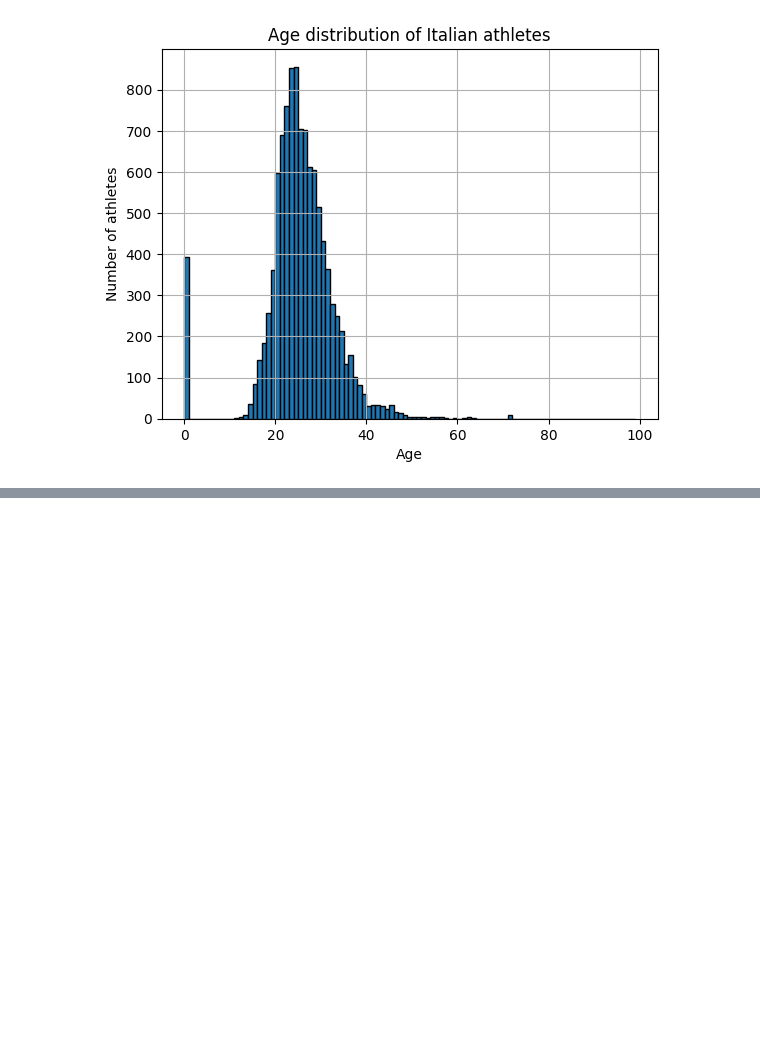
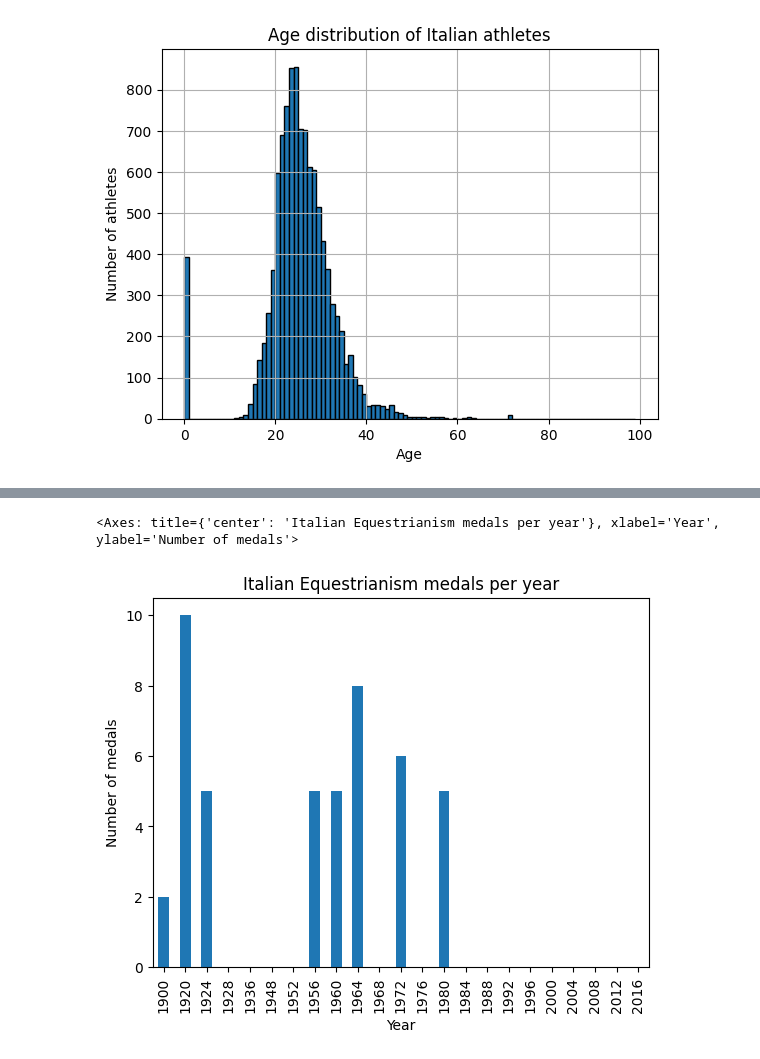
Before and after one commit to Aggisimov/Grupparbete_Italy, a Jupyter notebook: grupparbete.ipynb, the cells around one changed output, grey strips where cells are left out. Cells and saved outputs as stored; diff of their text form; code cells hidden in the pictures; blank space fills up the shorter version.

```diff
--- a/grupparbete.ipynb
+++ b/grupparbete.ipynb
@@ -212,0 +198,14 @@ plt.show()
+# %%
+df_equestrianism_italy = df_equestrianism[df_equestrianism['NOC'] == 'ITA']
+all_years = df_equestrianism_italy['Year'].unique()
+medals_per_year = (df_equestrianism_italy[df_equestrianism_italy['Medal'].notnull()].groupby('Year').size())
+medals_per_year = medals_per_year.reindex(all_years, fill_value=0).sort_index()
+
+medals_per_year.plot.bar(
+    title = "Italian Equestrianism medals per year",
+    xlabel = "Year",
+    ylabel = "Number of medals"
+    )
+# %% [output]
+<Axes: title={'center': 'Italian Equestrianism medals per year'}, xlabel='Year', ylabel='Number of medals'>
+[figure, added]
```
Also changed, not shown: parts of 9 cells of this notebook.
